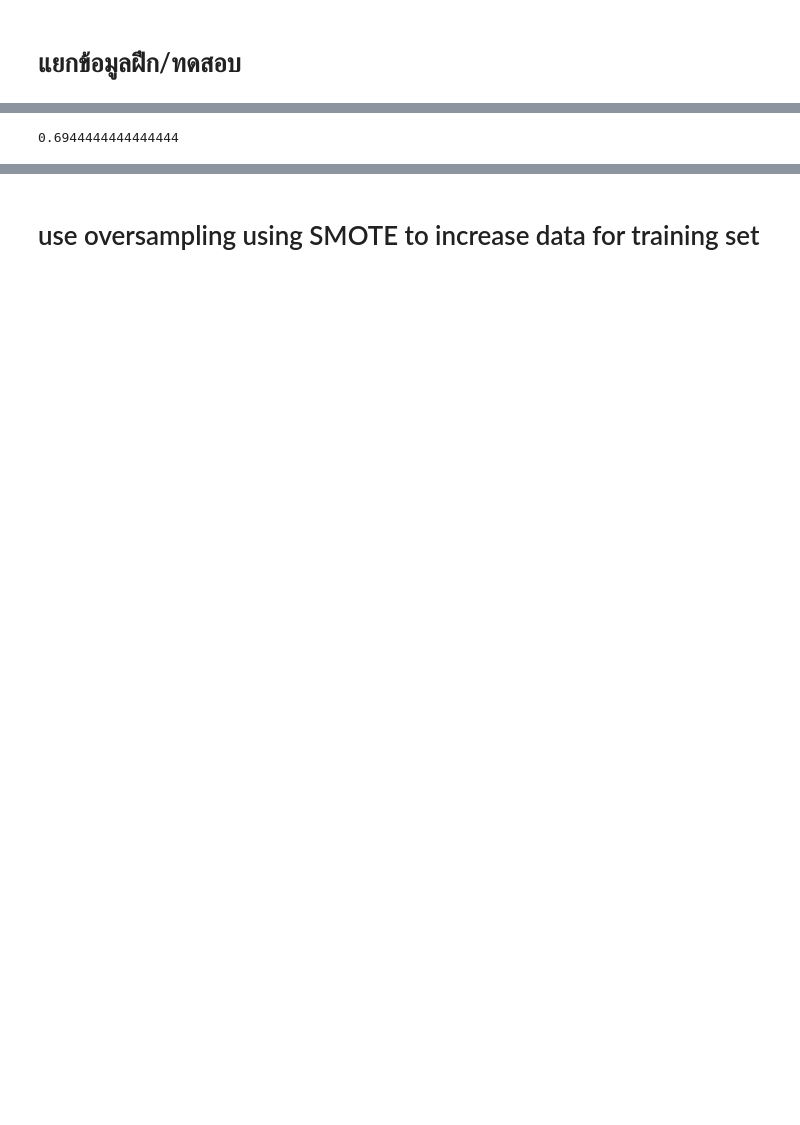
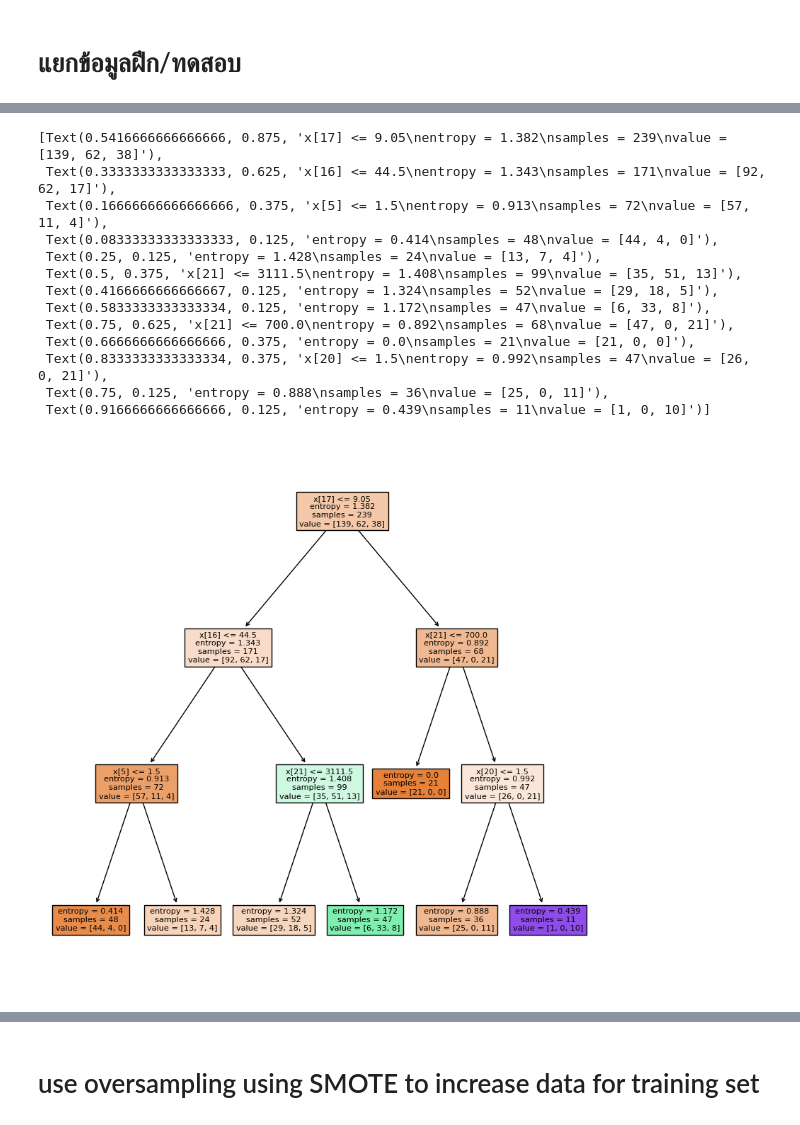
Before and after one commit to JaeAiKay/project-AI-classification, a Jupyter notebook: DecisionTreeWithGridSearchCV.ipynb, the cells around one changed output, grey strips where cells are left out. Cells and saved outputs as stored; diff of their text form; code cells hidden in the pictures; blank space fills up the shorter version.

```diff
--- a/DecisionTreeWithGridSearchCV.ipynb
+++ b/DecisionTreeWithGridSearchCV.ipynb
@@ -71,0 +27,24 @@ See the caveats in the documentation: https://pandas.pydata.org/pandas-docs/stab
+# %%
+feture_cols = ['surgery',
+               'age',
+               'temperature',
+               'pulse',
+               'respiratory_rate',
+               'temp_of_extremities',
+               'peripheral_pulse',
+               'mucous_membrane',
+               'capillary_refill_time',
+               'pain',
+               'peristalsis',
+               'abdominal_distention',
+               'nasogastric_tube',
+               'nasogastric_reflux',
+               'rectal_exam_feces',
+               'abdomen',
+               'packed_cell_volume',
+               'total_protein',
+               'abdomo_appearance',
+               'abdomo_protein',
+               'surgical_lesion',
+               'lesion',
+               'outcome Class']
@@ -129,5 +261,20 @@ dtree_gscv.best_score_
-# %%
-y_pred = dtree_gscv.predict(X_test)
-np.sum(y_pred == y_test)/y_test.size
-# %% [output]
-0.6944444444444444
+# %%
+model_1 = dtree_gscv.best_estimator_
+# %%
+fig = plt.figure(figsize=(10,10))
+tree.plot_tree(model_1, filled=True)
+# %% [output]
+[Text(0.5416666666666666, 0.875, 'x[17] <= 9.05\nentropy = 1.382\nsamples = 239\nvalue = [139, 62, 38]'),
+ Text(0.3333333333333333, 0.625, 'x[16] <= 44.5\nentropy = 1.343\nsamples = 171\nvalue = [92, 62, 17]'),
+ Text(0.16666666666666666, 0.375, 'x[5] <= 1.5\nentropy = 0.913\nsamples = 72\nvalue = [57, 11, 4]'),
+ Text(0.08333333333333333, 0.125, 'entropy = 0.414\nsamples = 48\nvalue = [44, 4, 0]'),
+ Text(0.25, 0.125, 'entropy = 1.428\nsamples = 24\nvalue = [13, 7, 4]'),
+ Text(0.5, 0.375, 'x[21] <= 3111.5\nentropy = 1.408\nsamples = 99\nvalue = [35, 51, 13]'),
+ Text(0.4166666666666667, 0.125, 'entropy = 1.324\nsamples = 52\nvalue = [29, 18, 5]'),
+ Text(0.5833333333333334, 0.125, 'entropy = 1.172\nsamples = 47\nvalue = [6, 33, 8]'),
+ Text(0.75, 0.625, 'x[21] <= 700.0\nentropy = 0.892\nsamples = 68\nvalue = [47, 0, 21]'),
+ Text(0.6666666666666666, 0.375, 'entropy = 0.0\nsamples = 21\nvalue = [21, 0, 0]'),
+ Text(0.8333333333333334, 0.375, 'x[20] <= 1.5\nentropy = 0.992\nsamples = 47\nvalue = [26, 0, 21]'),
+ Text(0.75, 0.125, 'entropy = 0.888\nsamples = 36\nvalue = [25, 0, 11]'),
+ Text(0.9166666666666666, 0.125, 'entropy = 0.439\nsamples = 11\nvalue = [1, 0, 10]')]
+[figure, added]
```
Also changed, not shown: parts of 28 cells of this notebook.
